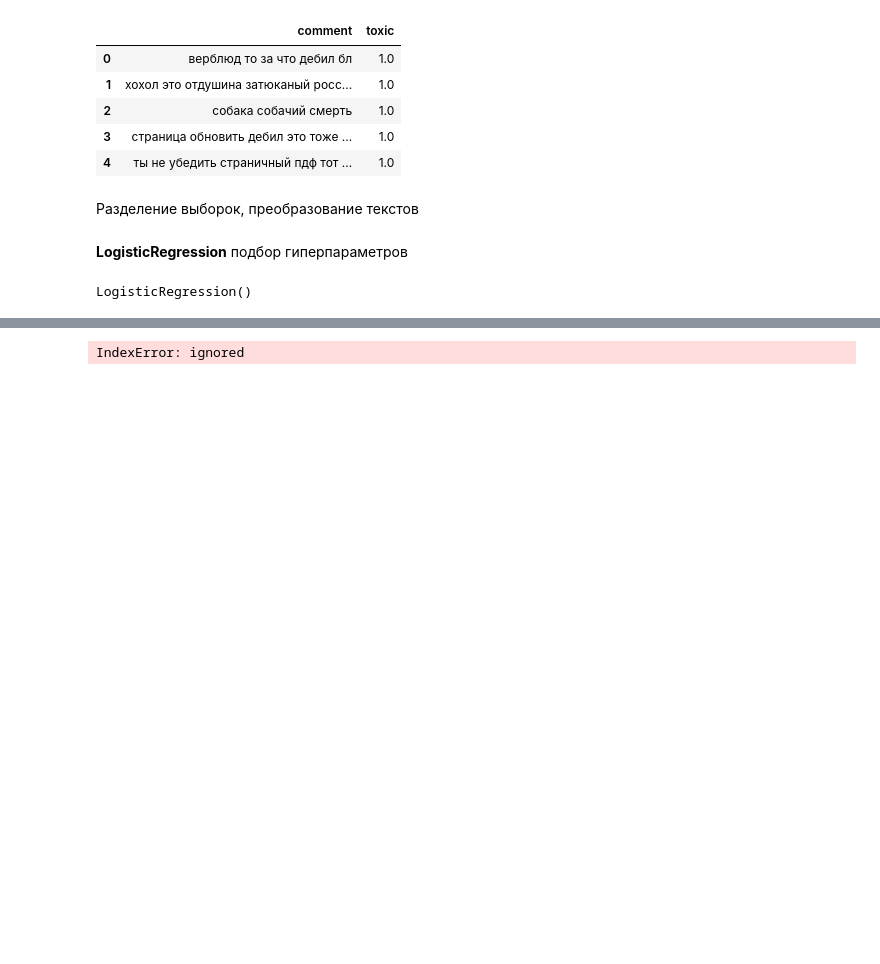
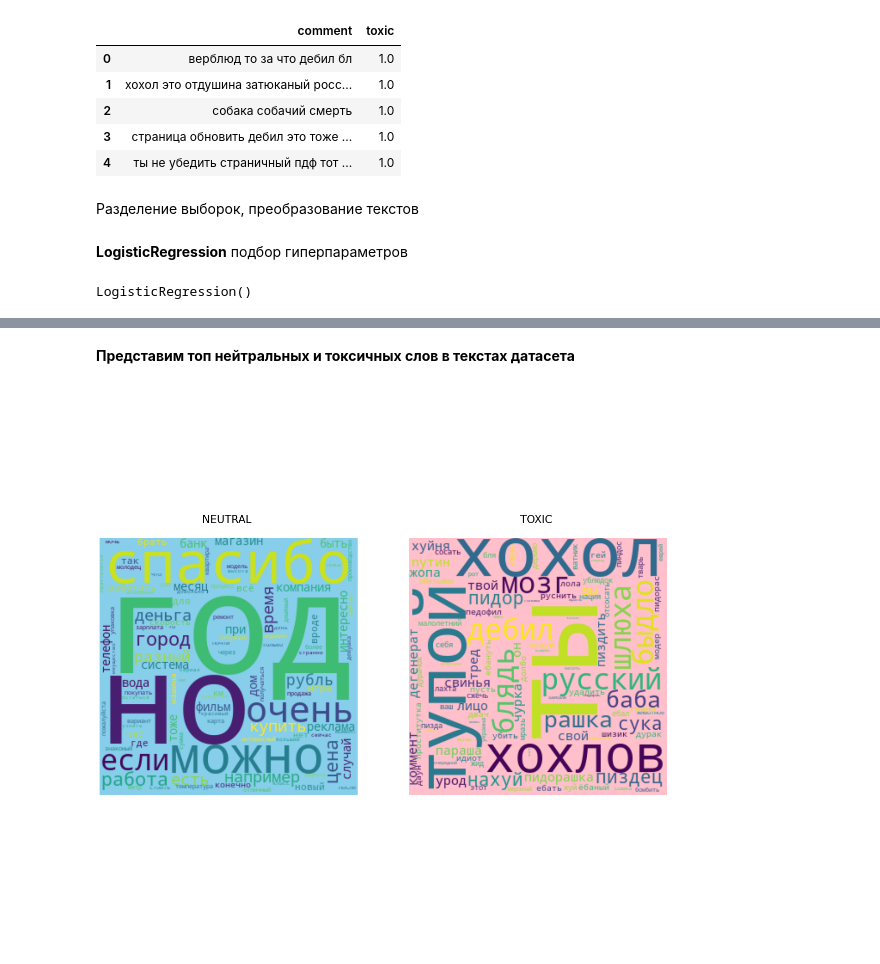
Before and after one commit to alexandr-khvatov/text_classification, a Jupyter notebook: model/LogReg.ipynb, the cells around one changed output, grey strips where cells are left out. Saved outputs shown, nothing was run; the diff lists cells and outputs as text; code cells hidden in the pictures; blank space fills up the shorter version.

```diff
--- a/model/LogReg.ipynb
+++ b/model/LogReg.ipynb
@@ -212 +194,7 @@ F1-score: 78.55 %
+# %% [markdown]
+**Представим топ нейтральных и токсичных слов в текстах датасета**
+# %%
+wordplot(negative, positive)
+# %% [output]
+[figure, added]
 # %%
@@ -248,48 +240,0 @@ for best_positive in sorted(feature_to_coef.items(), key=lambda x: x[1])[:50]:
-# %%
-def plot_feature_effects():
-    # learned coefficients weighted by frequency of appearance
-    average_feature_effects = lr_m.coef_ * np.asarray(X_train.mean(axis=0)).ravel()
-
-    for i, label in enumerate(['0','1']):
-        top5 = np.argsort(average_feature_effects[i])[-5:][::-1]
-        if i == 0:
-            top = pd.DataFrame(feature_names[top5], columns=[label])
-            top_indices = top5
-        else:
-            top[label] = feature_names[top5]
-            top_indices = np.concatenate((top_indices, top5), axis=None)
-    top_indices = np.unique(top_indices)
-    predictive_words = feature_names[top_indices]
-
-    # plot feature effects
-    bar_size = 0.25
-    padding = 0.75
-    y_locs = np.arange(len(top_indices)) * (4 * bar_size + padding)
-
-    fig, ax = plt.subplots(figsize=(10, 8))
-    for i, label in enumerate(['0','1']):
-        ax.barh(
-            y_locs + (i - 2) * bar_size,
-            average_feature_effects[i, top_indices],
-            height=bar_size,
-            label=label,
-        )
-    ax.set(
-        yticks=y_locs,
-        yticklabels=predictive_words,
-        ylim=[
-            0 - 4 * bar_size,
-            len(top_indices) * (4 * bar_size + padding) - 4 * bar_size,
-        ],
-    )
-    ax.legend(loc="lower right")
-
-    print("top 5 keywords per class:")
-    print(top)
-
-    return ax
-
-
-_ = plot_feature_effects().set_title("Average feature effect on the original data")
-# %% [output]
-IndexError: ignored
```
Also changed, not shown: parts of 12 cells of this notebook.
